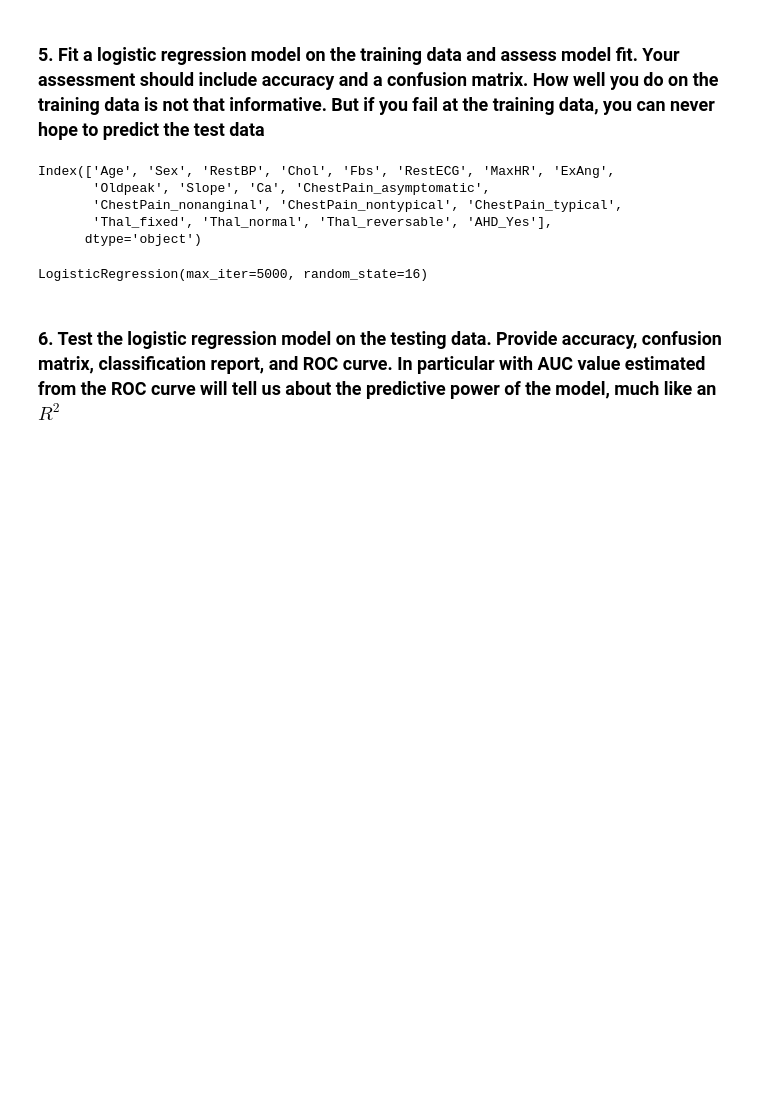
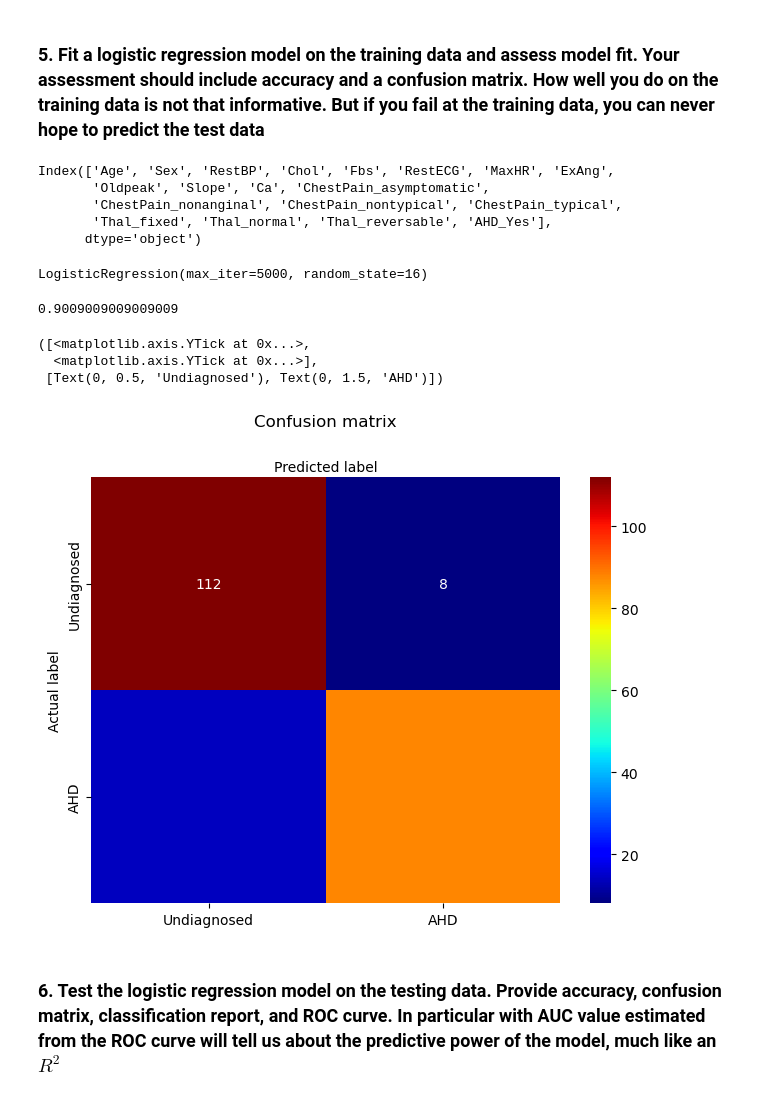
Before and after one commit to rheremm/COGS105, a Jupyter notebook: Homework/Homework2/Assignment2.ipynb, the cells around one changed output. Drawn from its saved outputs; the diff is of its cells as text; code cells hidden in the pictures; blank space fills up the shorter version.

```diff
--- a/Homework/Homework2/Assignment2.ipynb
+++ b/Homework/Homework2/Assignment2.ipynb
@@ -234,3 +232,7 @@ Index(['Age', 'Sex', 'RestBP', 'Chol', 'Fbs', 'RestECG', 'MaxHR', 'ExAng',
 LogisticRegression(max_iter=5000, random_state=16)
 # %%
 #accuracy can be obtained from score previous lecture
+
+logreg.score(training_Heart[cols[0:18]],training_Heart['AHD_Yes'])
+# %% [output]
+0.9009009009009009
@@ -239,2 +239,26 @@ LogisticRegression(max_iter=5000, random_state=16)
+# %%
+#lets get and plot a confusion matrix
+ahd_pred = logreg.predict(training_Heart[cols[0:18]])
+
+cnf_matrix = confusion_matrix(training_Heart['AHD_Yes'], ahd_pred)
+
+#Never say '"Healthy", "Normal", just say "Undiagnosed"
+class_names=['Undiagnosed','AHD'] # name  of classes
+fig, ax = plt.subplots()
+tick_marks = np.arange(len(class_names))
+# create heatmap
+sns.heatmap(pd.DataFrame(cnf_matrix), annot=True, cmap="jet" ,fmt='g')
+ax.xaxis.set_label_position("top")
+plt.tight_layout()
+plt.title('Confusion matrix', y=1.1)
+plt.ylabel('Actual label')
+plt.xlabel('Predicted label')
+plt.xticks(tick_marks+0.5, class_names)
+plt.yticks(tick_marks+0.5, class_names)
+# %% [output]
+([<matplotlib.axis.YTick at 0x...>,
+  <matplotlib.axis.YTick at 0x...>],
+ [Text(0, 0.5, 'Undiagnosed'), Text(0, 1.5, 'AHD')])
+[figure, added]
 # %% [markdown]
 ### 6. Test the logistic regression model on the testing data. Provide accuracy, confusion matrix, classification report, and ROC curve.  In particular with AUC value estimated from the ROC curve will tell us about the predictive power of the model, much like an $R^2$
```
Also changed, not shown: parts of 5 cells of this notebook.
